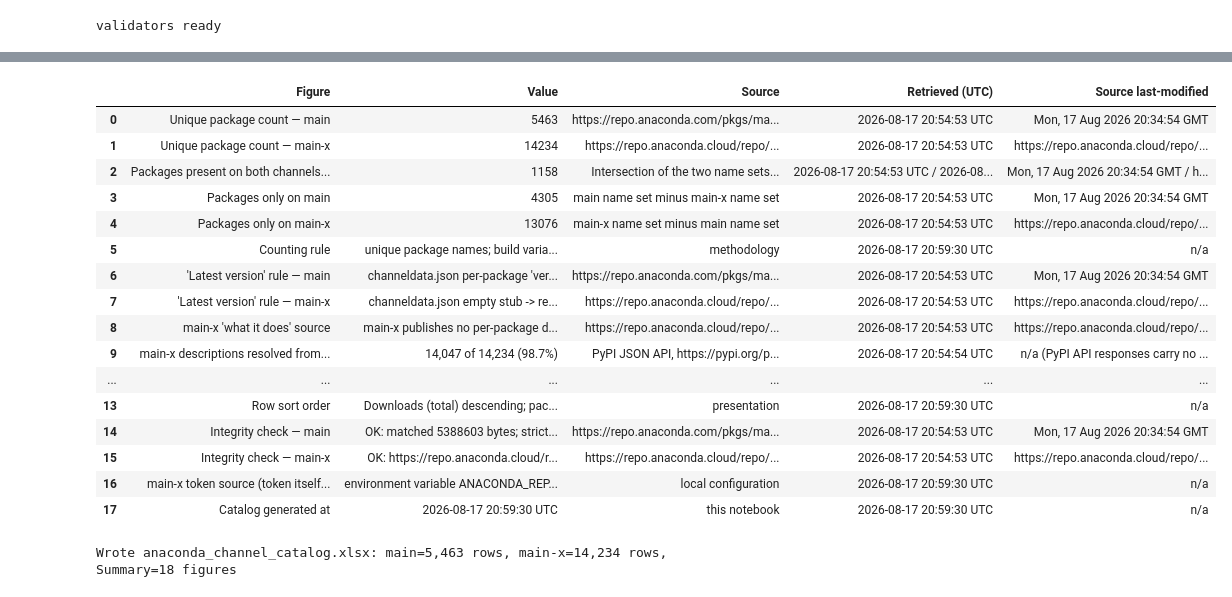
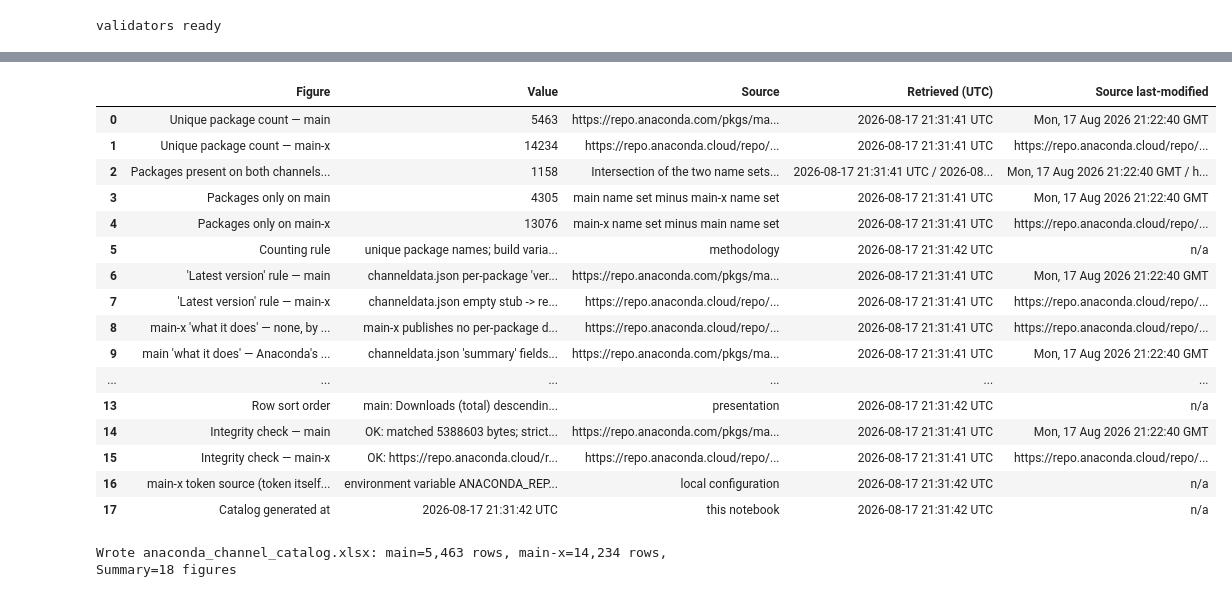
Before and after one commit to anaconda/anaconda-project, a Jupyter notebook: anaconda_channel_catalog.ipynb, the cells around one changed output, grey strips where cells are left out. Drawn from its saved outputs; the diff is of its cells as text; code cells hidden in the pictures.

```diff
--- a/anaconda_channel_catalog.ipynb
+++ b/anaconda_channel_catalog.ipynb
@@ -113,10 +96,8 @@ def resolve_repo_token():
     if token:
         return token, f"environment variable {TOKEN_ENV_VAR}"
     try:
-        out = subprocess.run(
-            ["conda", "config", "--show", "channels", "default_channels"],
-            capture_output=True, text=True, timeout=30,
-        )
+        out = subprocess.run(["conda", "config", "--show", "channels", "default_channels"],
+                             capture_output=True, text=True, timeout=30)
         found = _tokens_from_text(out.stdout)
         if found:
             return found[0], "conda config (channel URL with embedded /t/<token>/)"
@@ -132,7 +113,7 @@ def resolve_repo_token():
             continue
     raise ChannelDataError(
         "No Anaconda repo token found. main-x is an authenticated channel. "
-        f"Set {TOKEN_ENV_VAR}, or configure conda so a channel URL contains /t/<token>/ (see docs: `anaconda token install`)."
+        f"Set {TOKEN_ENV_VAR}, or configure conda so a channel URL contains /t/<token>/ (`anaconda token install`)."
     )
 
 print("token resolver ready")
@@ -683,15 +519,9 @@ top 5 main by downloads:
 # %%
 def figure(name, value, source, retrieved, last_modified):
-    return {
-        "Figure": name,
-        "Value": value,
-        "Source": source,
-        "Retrieved (UTC)": retrieved,
-        "Source last-modified": last_modified,
-    }
+    return {"Figure": name, "Value": value, "Source": source,
+            "Retrieved (UTC)": retrieved, "Source last-modified": last_modified}
 
 
-pypi_pass = (enrich_stats or {}).get("pypi_pass_utc", "not run")
 dl_source = "anaconda.org package API, https://api.anaconda.org/package/anaconda/<name>"
 summary_rows = [
     figure("Unique package count — main", len(main_names),
@@ -708,65 +538,65 @@ summary_rows = [
     figure("Counting rule", "unique package names; build variants collapsed (repodata: max by version, then build number, then timestamp)",
            "methodology", now_utc(), "n/a"),
     figure("'Latest version' rule — main", "channeldata.json per-package 'version' field (the channel's latest)",
            main_prov["source_url"], main_prov["retrieved_utc"], main_prov["http_last_modified"]),
     figure("'Latest version' rule — main-x", main_x_prov["method"],
            main_x_prov["source_url"], main_x_prov["retrieved_utc"], main_x_prov["http_last_modified"]),
-    figure("main-x 'what it does' source", main_x_prov.get("note", "summaries from channeldata.json"),
+    figure("main-x 'what it does' — none, by design",
+           "main-x publishes no per-package descriptions on any Anaconda surface (repodata has no summary field; "
+           "channeldata.json is an empty stub). Empty means 'Anaconda does not publish one' — no third-party text is used.",
            main_x_prov["source_url"], main_x_prov["retrieved_utc"], main_x_prov["http_last_modified"]),
-    figure("main-x descriptions resolved from PyPI",
-           (f"{enrich_stats['applied']:,} of {enrich_stats['total']:,} "
-            f"({100 * enrich_stats['applied'] / enrich_stats['total']:.1f}%)" if enrich_stats else "not run"),
-           "PyPI JSON API, https://pypi.org/pypi/<name>/json (exact PEP 503 name match only)",
-           pypi_pass, "n/a (PyPI API responses carry no Last-Modified)"),
+    figure("main 'what it does' — Anaconda's own summaries",
+           f"channeldata.json 'summary' fields; {main_prov['packages_lacking_summary']} of {len(main_names)} main packages have none published",
+           main_prov["source_url"], main_prov["retrieved_utc"], main_prov["http_last_modified"]),
     figure("Downloads — aggregation rule",
            f"anaconda.org package-level '{DOWNLOAD_FIELD}' field: server-side aggregate across all files, all versions, all platforms "
-           "(observed live; per-file sums may drift slightly from this counter)",
+           "(field chosen by live probe; per-file sums drift slightly from this counter)",
            dl_source, dl_pass_utc, "n/a (API responses carry no Last-Modified)"),
     figure("Downloads — coverage, main",
-           (f"{dl_stats['resolved']:,} of {dl_stats['total']:,} packages got a number "
-            f"({100 * dl_stats['coverage']:.1f}%); not found on anaconda.org: {dl_stats['not_found']:,}; "
-            f"no download field: {dl_stats['no_field']:,}; fetch errors this run (retried next run): {dl_stats['errors']:,}"
+           (f"{dl_stats['resolved']:,} of {dl_stats['total']:,} packages got a number ({100 * dl_stats['coverage']:.1f}%); "
+            f"not found on anaconda.org: {dl_stats['not_found']:,}; no download field: {dl_stats['no_field']:,}; "
+            f"fetch errors this run (retried next run): {dl_stats['errors']:,}"
             + (f"  *** WARNING: coverage below {100*MIN_DOWNLOAD_COVERAGE_WARN:.0f}% — column is partial ***" if dl_coverage_warning else "")),
            dl_source, dl_pass_utc, "n/a"),
-    figure("Downloads — availability, main-x",
-           "not available — main-x is not exposed on the anaconda.org package API "
-           f"(probe result: {MAIN_X_PROBE_DETAIL}). Reported as a finding; column is labeled, not silently blank.",
-           "anaconda.org API probes (see notebook output)", now_utc(), "n/a"),
+    figure("Downloads — main-x has no columns, by design",
+           "main-x is not exposed on the anaconda.org package API at all (probe: " + MAIN_X_PROBE_DETAIL +
+           "). No download figures exist on any reachable Anaconda surface for it, so the main-x sheet carries none.",
+           "anaconda.org API probes (notebook output)", now_utc(), "n/a"),
     figure("Row sort order",
-           "Downloads (total) descending; packages without a number last; alphabetical within ties. "
-           "Autofilter is enabled on every sheet: column A -> Sort A to Z restores the alphabetical view.",
+           "main: Downloads (total) descending, unknowns last, alphabetical within ties. main-x: alphabetical "
+           "(Anaconda publishes nothing to sort it by). Autofilter on every sheet for ad-hoc filtering.",
            "presentation", now_utc(), "n/a"),
     figure("Integrity check — main", f"OK: {main_prov['content_length_check']}; strict JSON parse; "
            f"{main_prov['bytes_received']:,} bytes; {main_prov['channeldata_package_count']:,} packages; floor passed",
            main_prov["source_url"], main_prov["retrieved_utc"], main_prov["http_last_modified"]),
     figure("Integrity check — main-x", f"OK: {main_x_prov['content_length_check']}; strict JSON parse; "
            f"{main_x_prov['bytes_received']:,} bytes; floor passed"
            + (f"; {main_x_prov['raw_artifact_records']:,} raw artifact records collapsed" if main_x_prov.get("raw_artifact_records") else ""),
            main_x_prov["source_url"], main_x_prov["retrieved_utc"], main_x_prov["http_last_modified"]),
     figure("main-x token source (token itself never stored)", token_origin,
            "local configuration", now_utc(), "n/a"),
     figure("Catalog generated at", now_utc(), "this notebook", now_utc(), "n/a"),
 ]
 df_summary = pd.DataFrame(summary_rows)
 df_summary
 # %% [output]
 |  | Figure | Value | Source | Retrieved (UTC) | Source last-modified |
-| 0 | Unique package count — main | 5463 | https://repo.anaconda.com/pkgs/ma... | 2026-08-17 20:54:53 UTC | Mon, 17 Aug 2026 20:34:54 GMT |
-| 1 | Unique package count — main-x | 14234 | https://repo.anaconda.cloud/repo/... | 2026-08-17 20:54:53 UTC | https://repo.anaconda.cloud/repo/... |
-| 2 | Packages present on both channels... | 1158 | Intersection of the two name sets... | 2026-08-17 20:54:53 UTC / 2026-08... | Mon, 17 Aug 2026 20:34:54 GMT / h... |
-| 3 | Packages only on main | 4305 | main name set minus main-x name set | 2026-08-17 20:54:53 UTC | Mon, 17 Aug 2026 20:34:54 GMT |
-| 4 | Packages only on main-x | 13076 | main-x name set minus main name set | 2026-08-17 20:54:53 UTC | https://repo.anaconda.cloud/repo/... |
-| 5 | Counting rule | unique package names; build varia... | methodology | 2026-08-17 20:59:30 UTC | n/a |
-| 6 | 'Latest version' rule — main | channeldata.json per-package 'ver... | https://repo.anaconda.com/pkgs/ma... | 2026-08-17 20:54:53 UTC | Mon, 17 Aug 2026 20:34:54 GMT |
-| 7 | 'Latest version' rule — main-x | channeldata.json empty stub -> re... | https://repo.anaconda.cloud/repo/... | 2026-08-17 20:54:53 UTC | https://repo.anaconda.cloud/repo/... |
-| 8 | main-x 'what it does' source | main-x publishes no per-package d... | https://repo.anaconda.cloud/repo/... | 2026-08-17 20:54:53 UTC | https://repo.anaconda.cloud/repo/... |
-| 9 | main-x descriptions resolved from... | 14,047 of 14,234 (98.7%) | PyPI JSON API, https://pypi.org/p... | 2026-08-17 20:54:54 UTC | n/a (PyPI API responses carry no ... |
+| 0 | Unique package count — main | 5463 | https://repo.anaconda.com/pkgs/ma... | 2026-08-17 21:31:41 UTC | Mon, 17 Aug 2026 21:22:40 GMT |
+| 1 | Unique package count — main-x | 14234 | https://repo.anaconda.cloud/repo/... | 2026-08-17 21:31:41 UTC | https://repo.anaconda.cloud/repo/... |
+| 2 | Packages present on both channels... | 1158 | Intersection of the two name sets... | 2026-08-17 21:31:41 UTC / 2026-08... | Mon, 17 Aug 2026 21:22:40 GMT / h... |
+| 3 | Packages only on main | 4305 | main name set minus main-x name set | 2026-08-17 21:31:41 UTC | Mon, 17 Aug 2026 21:22:40 GMT |
+| 4 | Packages only on main-x | 13076 | main-x name set minus main name set | 2026-08-17 21:31:41 UTC | https://repo.anaconda.cloud/repo/... |
+| 5 | Counting rule | unique package names; build varia... | methodology | 2026-08-17 21:31:42 UTC | n/a |
+| 6 | 'Latest version' rule — main | channeldata.json per-package 'ver... | https://repo.anaconda.com/pkgs/ma... | 2026-08-17 21:31:41 UTC | Mon, 17 Aug 2026 21:22:40 GMT |
+| 7 | 'Latest version' rule — main-x | channeldata.json empty stub -> re... | https://repo.anaconda.cloud/repo/... | 2026-08-17 21:31:41 UTC | https://repo.anaconda.cloud/repo/... |
+| 8 | main-x 'what it does' — none, by ... | main-x publishes no per-package d... | https://repo.anaconda.cloud/repo/... | 2026-08-17 21:31:41 UTC | https://repo.anaconda.cloud/repo/... |
+| 9 | main 'what it does' — Anaconda's ... | channeldata.json 'summary' fields... | https://repo.anaconda.com/pkgs/ma... | 2026-08-17 21:31:41 UTC | Mon, 17 Aug 2026 21:22:40 GMT |
 | ... | ... | ... | ... | ... | ... |
-| 13 | Row sort order | Downloads (total) descending; pac... | presentation | 2026-08-17 20:59:30 UTC | n/a |
-| 14 | Integrity check — main | OK: matched 5388603 bytes; strict... | https://repo.anaconda.com/pkgs/ma... | 2026-08-17 20:54:53 UTC | Mon, 17 Aug 2026 20:34:54 GMT |
-| 15 | Integrity check — main-x | OK: https://repo.anaconda.cloud/r... | https://repo.anaconda.cloud/repo/... | 2026-08-17 20:54:53 UTC | https://repo.anaconda.cloud/repo/... |
-| 16 | main-x token source (token itself... | environment variable ANACONDA_REP... | local configuration | 2026-08-17 20:59:30 UTC | n/a |
-| 17 | Catalog generated at | 2026-08-17 20:59:30 UTC | this notebook | 2026-08-17 20:59:30 UTC | n/a |
+| 13 | Row sort order | main: Downloads (total) descendin... | presentation | 2026-08-17 21:31:42 UTC | n/a |
+| 14 | Integrity check — main | OK: matched 5388603 bytes; strict... | https://repo.anaconda.com/pkgs/ma... | 2026-08-17 21:31:41 UTC | Mon, 17 Aug 2026 21:22:40 GMT |
+| 15 | Integrity check — main-x | OK: https://repo.anaconda.cloud/r... | https://repo.anaconda.cloud/repo/... | 2026-08-17 21:31:41 UTC | https://repo.anaconda.cloud/repo/... |
+| 16 | main-x token source (token itself... | environment variable ANACONDA_REP... | local configuration | 2026-08-17 21:31:42 UTC | n/a |
+| 17 | Catalog generated at | 2026-08-17 21:31:42 UTC | this notebook | 2026-08-17 21:31:42 UTC | n/a |
 # %%
 # Everything above must succeed before any file is written; write atomically.
 tmp = OUTPUT_XLSX.replace(".xlsx", "") + ".tmp.xlsx"
```
Also changed, not shown: parts of 13 cells of this notebook, 4 other files.
